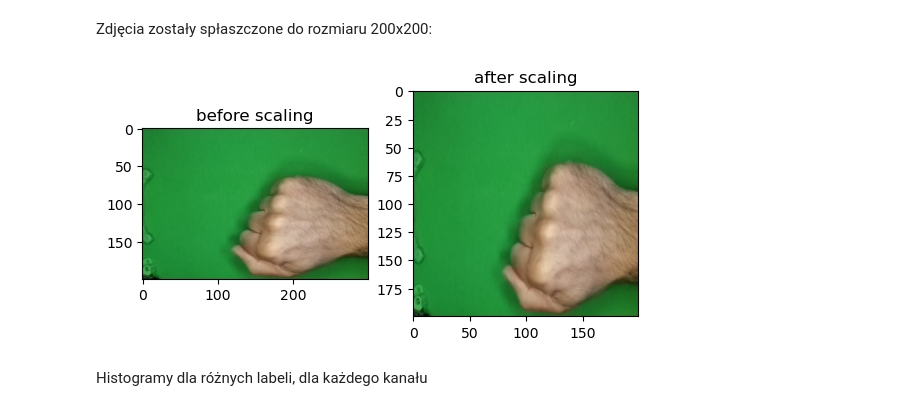
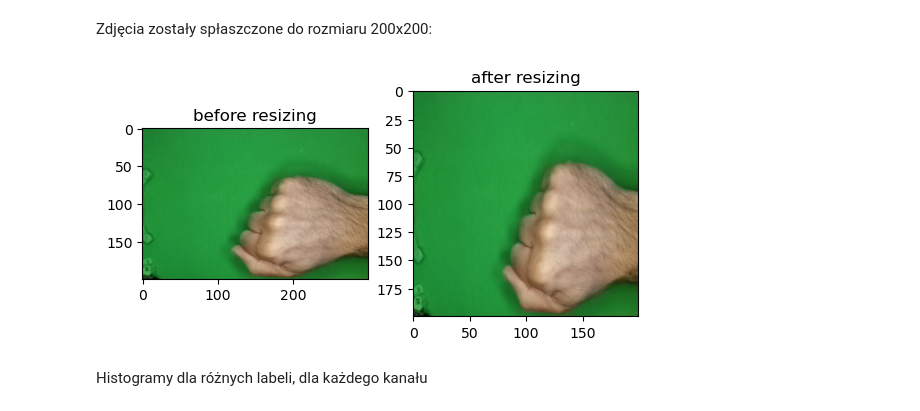
Before and after one commit to iwanicki92/szum, a Jupyter notebook: lab2.ipynb, the cells around one changed output. Cells and saved outputs as stored; diff of their text form; code cells hidden in the pictures.

```diff
--- a/lab2.ipynb
+++ b/lab2.ipynb
@@ -144,14 +154,14 @@ draw_random_images(augmented, "split2 train augmented dataset")
 Zdjęcia zostały spłaszczone do rozmiaru 200x200:
 # %%
 fig, ax = plt.subplots(nrows=1, ncols=2)
-ax[0].set_title("before scaling")
-ax[1].set_title("after scaling")
+ax[0].set_title("before resizing")
+ax[1].set_title("after resizing")
 
 # change BGR to RGB before displaying
 _ = ax[0].imshow(dataset_unchanged[0][...,::-1])
 _ = ax[1].imshow(dataset[0][...,::-1])
 # %% [output]
-[figure, old version]
+[figure, new version]
 # %% [markdown]
 Histogramy dla różnych labeli, dla każdego kanału
 # %%
```
Also changed, not shown: parts of 5 cells of this notebook, 1 other file.
